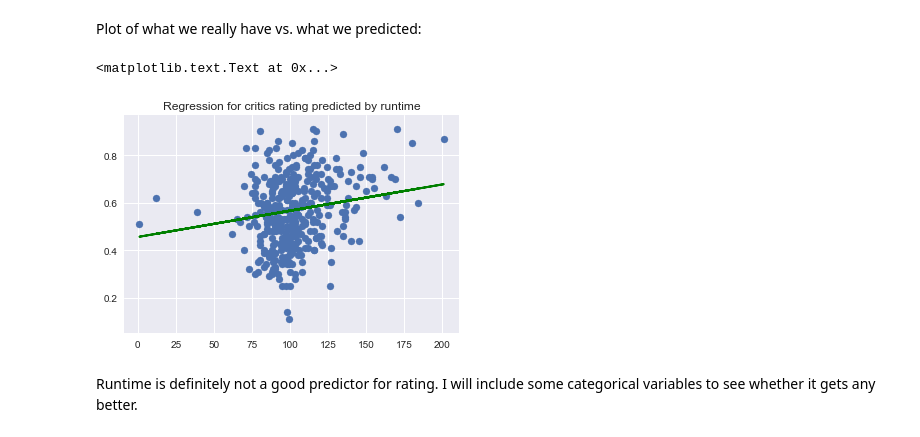
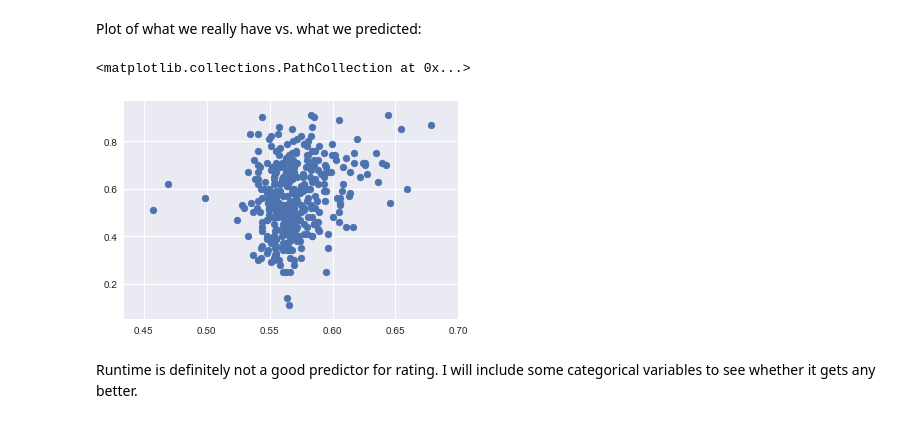
Before and after one commit to alvercau/project-luther, a Jupyter notebook: Predicting_ratings.ipynb, the cells around one changed output. Saved outputs shown, nothing was run; the diff lists cells and outputs as text; code cells hidden in the pictures.

```diff
--- a/Predicting_ratings.ipynb
+++ b/Predicting_ratings.ipynb
@@ -218,13 +241,13 @@ Testing score:  0.0530480708449
 # %% [markdown]
 Plot of what we really have vs. what we predicted:
 # %%
-plt.scatter(X_test, y_test)
-plt.plot(X_test, lr_sk.predict(X_test.reshape(-1, 1)), color='green',
-         linewidth=2)
-plt.title('Regression for critics rating predicted by runtime')
+plt.scatter(lr_sk.predict(X_test.reshape(-1, 1)), y_test)
+#plt.plot(y_test, lr_sk.predict(X_test.reshape(-1, 1)), color='green',
+         #linewidth=2)
+#plt.title('Regression for critics rating predicted by runtime')
 # %% [output]
-<matplotlib.text.Text at 0x...>
+<matplotlib.collections.PathCollection at 0x...>
-[figure, old version]
+[figure, new version]
 # %% [markdown]
 Runtime is definitely not a good predictor for rating. I will include some categorical variables to see whether it gets any better.
 # %% [markdown]
```
Also changed, not shown: parts of 19 cells of this notebook, 1 other file.
